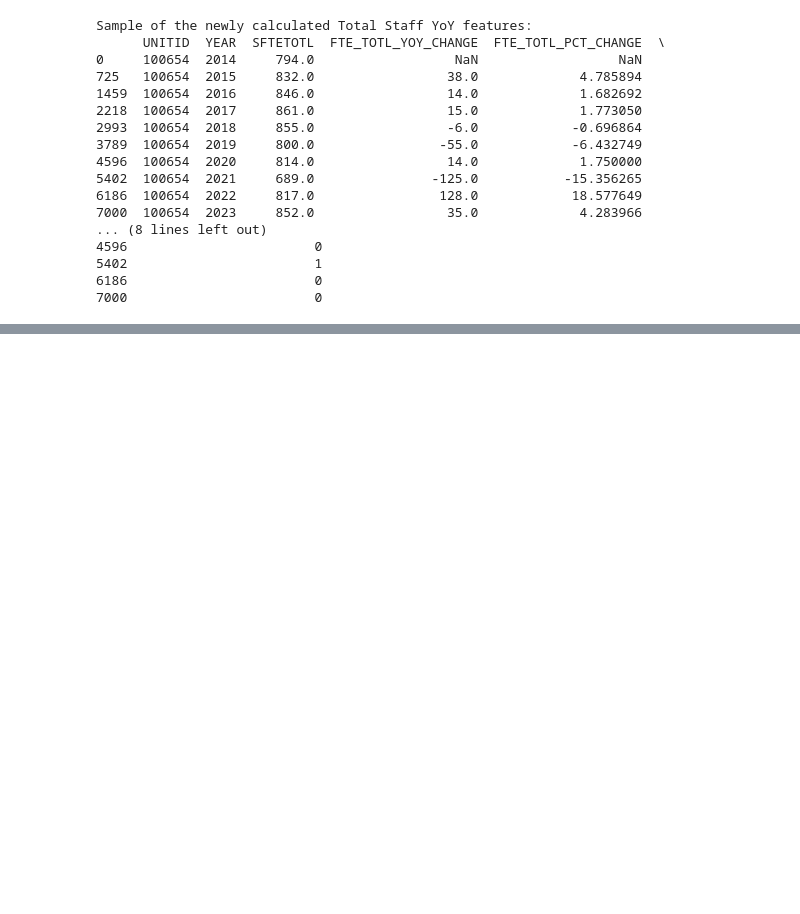
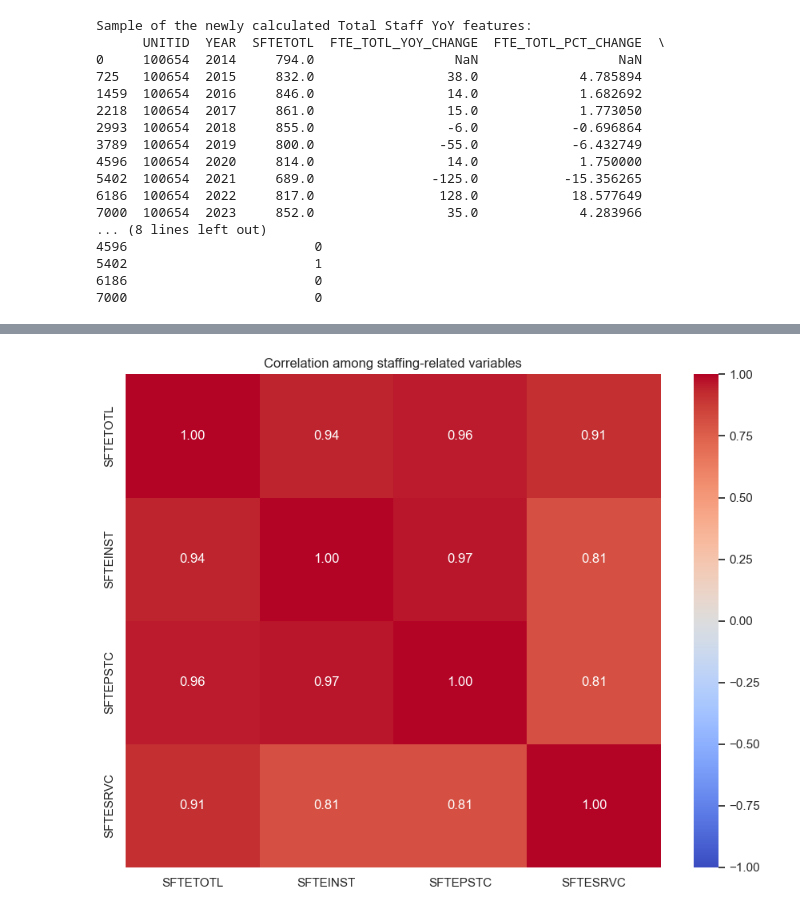
Before and after one commit to jeehunhwang/academic-staff-safeguard, a Jupyter notebook: Code/jason_eda.ipynb, the cells around one changed output, grey strips where cells are left out. Drawn from its saved outputs; the diff is of its cells as text; code cells hidden in the pictures; blank space fills up the shorter version.

```diff
--- a/Code/jason_eda.ipynb
+++ b/Code/jason_eda.ipynb
@@ -417,0 +446,5 @@ if len(corr_cols) >= 2:
+# %%
+staff_cols = [c for c in ["SFTETOTL", "SALTOTL", "SFTEINST", "SFTEPSTC", "SFTESRVC", "SALPROF", "SALASSC"] if c in master_panel_df.columns]
+print("\nStaffing columns used for EDA:", staff_cols)
+
+display(master_panel_df[staff_cols].describe().T)
@@ -417,0 +458,9 @@ if len(corr_cols) >= 2:
+# %%
+corr = master_panel_df[staff_cols].corr(numeric_only=True)
+plt.figure(figsize=(9, 7))
+sns.heatmap(corr, annot=True, fmt=".2f", cmap="coolwarm", vmin=-1, vmax=1)
+plt.title("Correlation among staffing-related variables")
+plt.tight_layout()
+plt.show()
+# %% [output]
+[figure, added]
```
Also changed, not shown: parts of 21 cells of this notebook.
